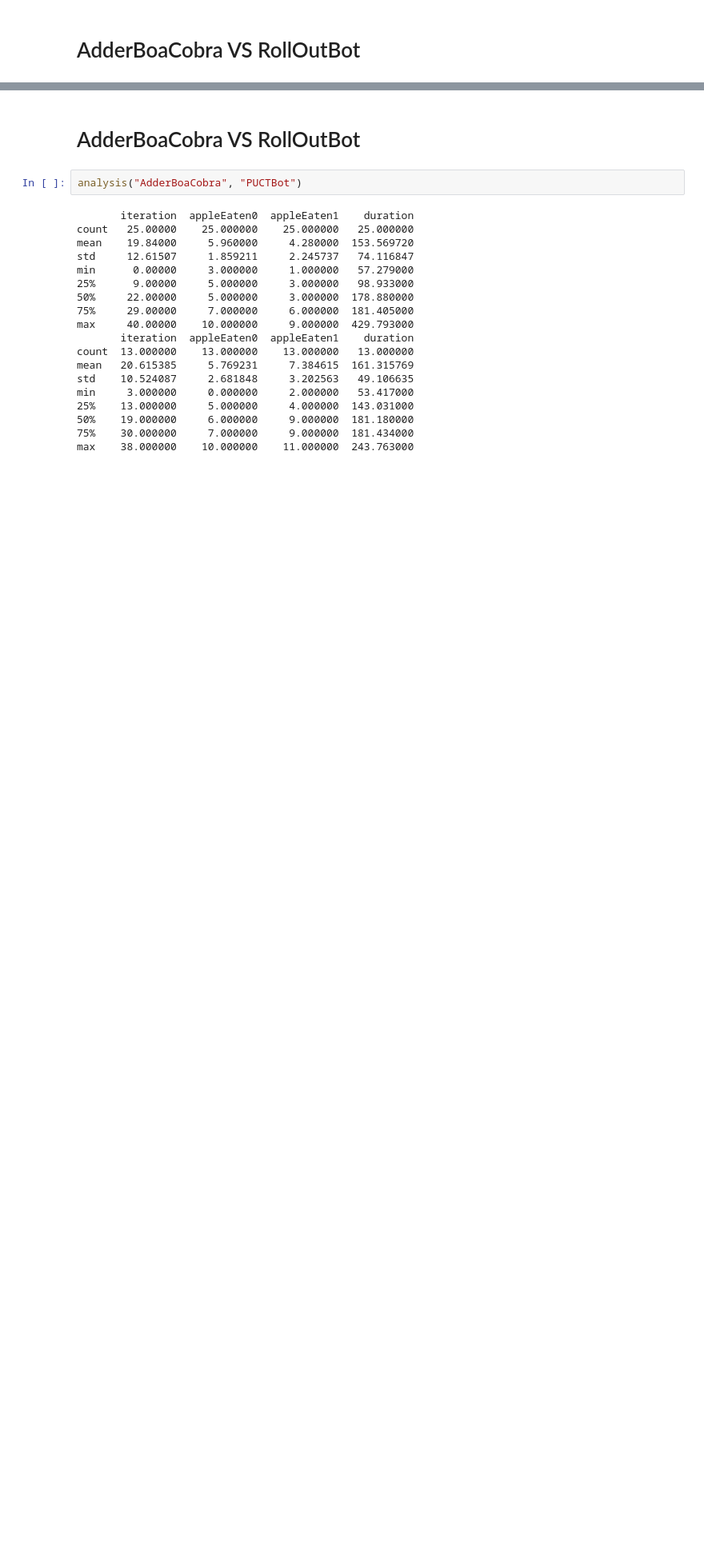
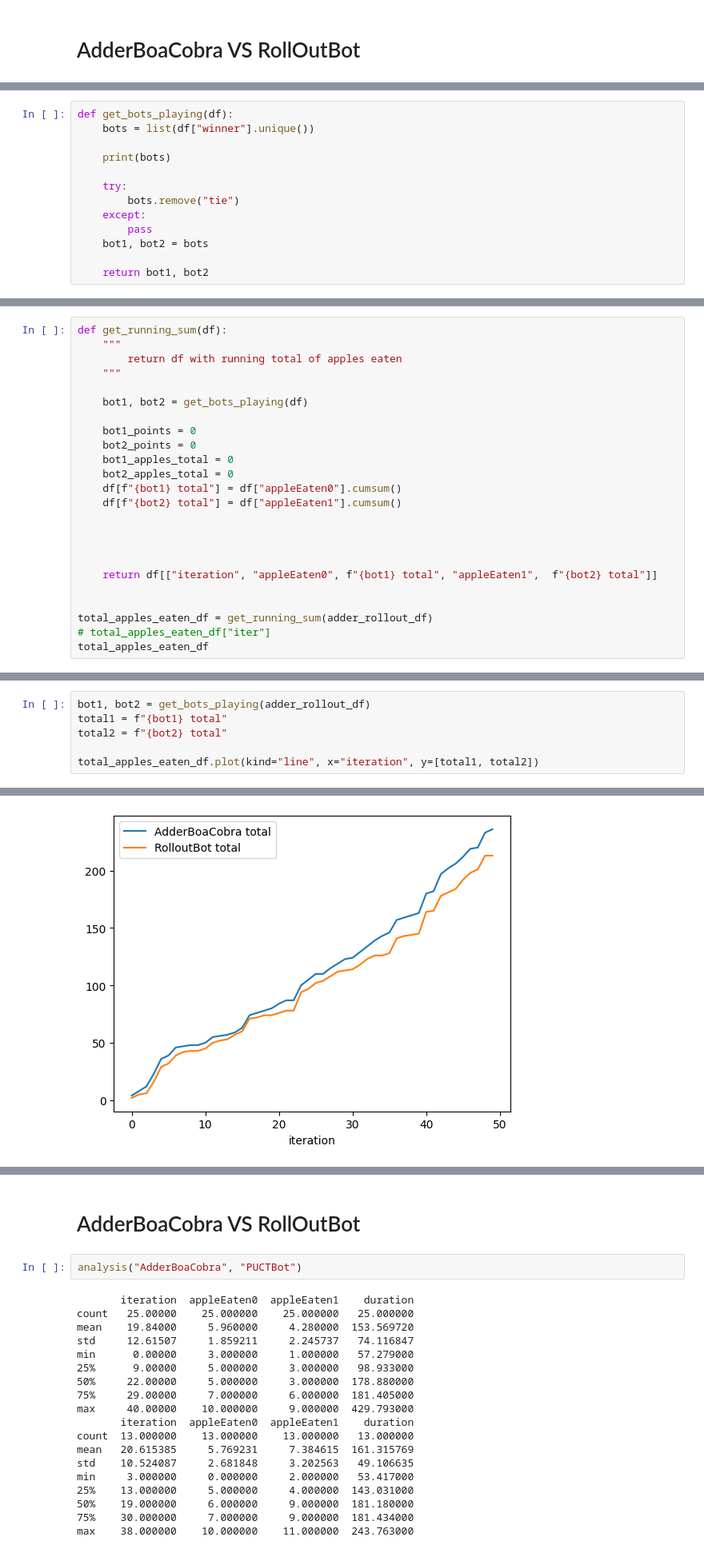
Before and after one commit to rkthomps/MCTSSnake, a Jupyter notebook: analysis/EDA.ipynb, the cells around one changed output, grey strips where cells are left out. Shown at 80% size. Cells and saved outputs as stored; diff of their text form; blank space fills up the shorter version.

```diff
--- a/analysis/EDA.ipynb
+++ b/analysis/EDA.ipynb
@@ -36,0 +46,13 @@ max    47.000000     7.000000     6.000000  41.325000
+# %%
+def get_bots_playing(df):
+    bots = list(df["winner"].unique())
+
+    print(bots)
+
+    try:
+        bots.remove("tie")
+    except:
+        pass
+    bot1, bot2 = bots
+
+    return bot1, bot2
@@ -36,0 +90,24 @@ max    47.000000     7.000000     6.000000  41.325000
+# %%
+def get_running_sum(df):
+    """
+        return df with running total of apples eaten
+    """
+
+    bot1, bot2 = get_bots_playing(df)
+
+    bot1_points = 0
+    bot2_points = 0
+    bot1_apples_total = 0
+    bot2_apples_total = 0
+    df[f"{bot1} total"] = df["appleEaten0"].cumsum()
+    df[f"{bot2} total"] = df["appleEaten1"].cumsum()
+
+
+
+
+    return df[["iteration", "appleEaten0", f"{bot1} total", "appleEaten1",  f"{bot2} total"]]
+
+
+total_apples_eaten_df = get_running_sum(adder_rollout_df)
+# total_apples_eaten_df["iter"]
+total_apples_eaten_df
@@ -36,0 +132,7 @@ max    47.000000     7.000000     6.000000  41.325000
+# %%
+bot1, bot2 = get_bots_playing(adder_rollout_df)
+total1 = f"{bot1} total"
+total2 = f"{bot2} total"
+
+total_apples_eaten_df.plot(kind="line", x="iteration", y=[total1, total2])
+# %% [output]
@@ -36,0 +140 @@ max    47.000000     7.000000     6.000000  41.325000
+[figure, added]
```
Also changed, not shown: parts of 18 cells of this notebook, 5 other files.
